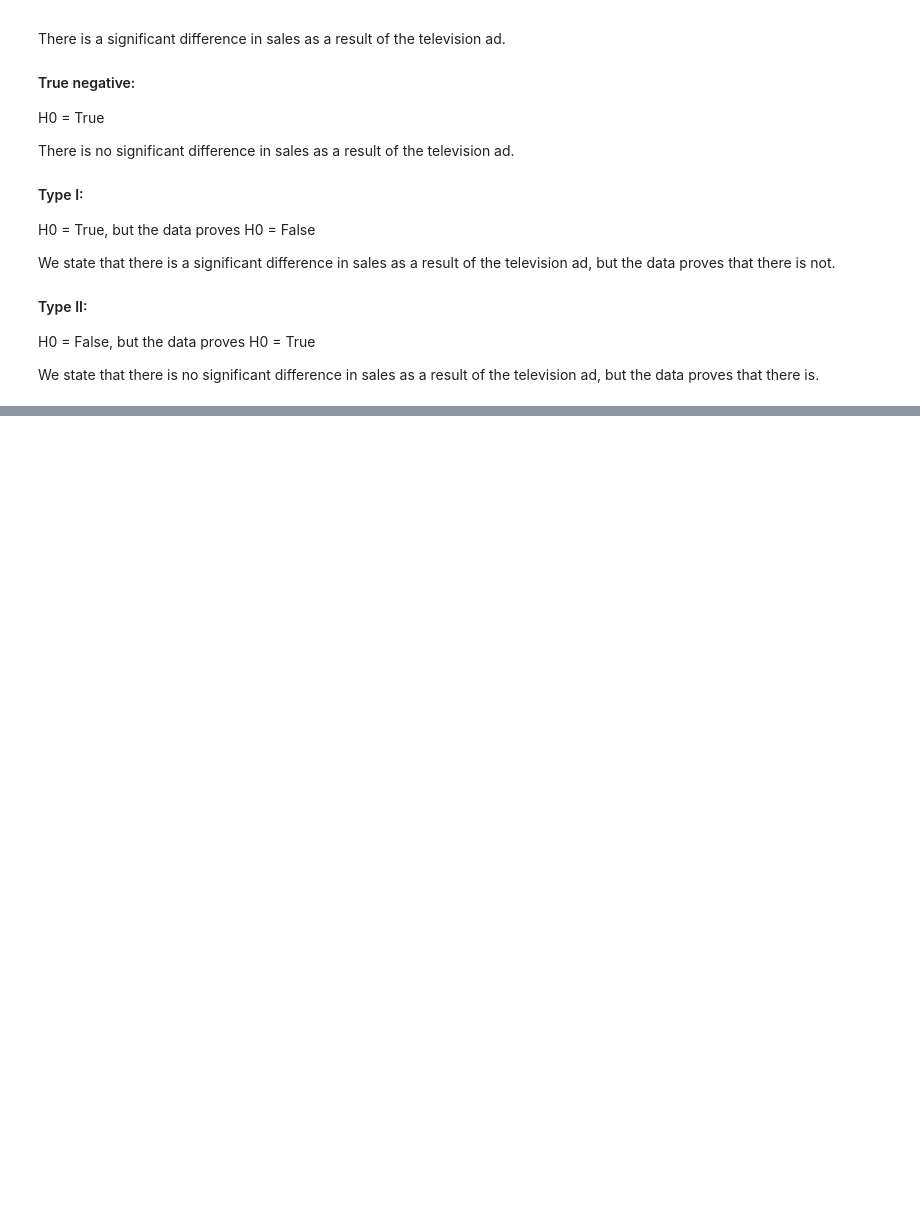
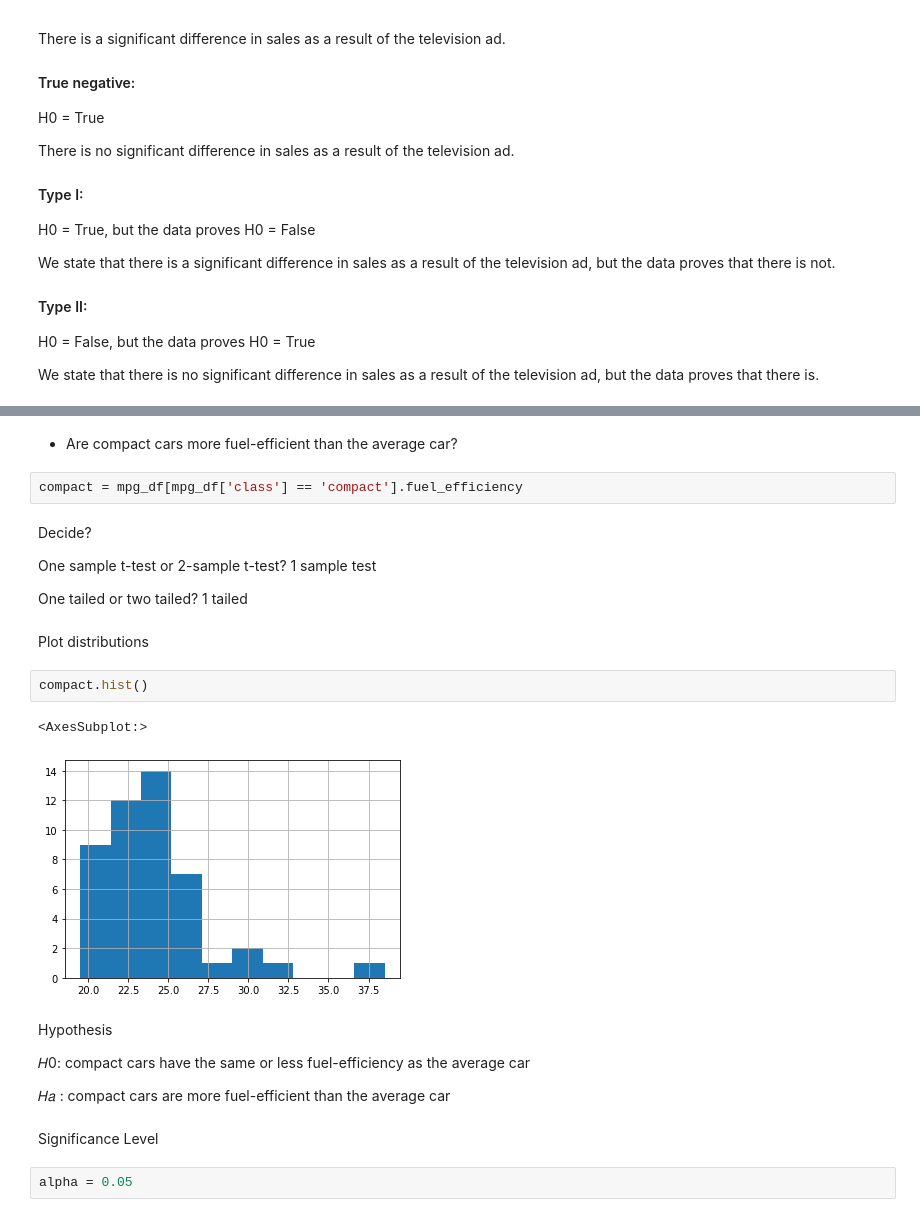
Before and after one commit to chadallen210/statistics-exercises, a Jupyter notebook: hypothesis_testing.ipynb, the cells around one changed output, grey strips where cells are left out. Drawn from its saved outputs; the diff is of its cells as text; blank space fills up the shorter version.

```diff
--- a/hypothesis_testing.ipynb
+++ b/hypothesis_testing.ipynb
@@ -104,0 +286,27 @@ We state that there is no significant difference in sales as a result of the tel
+# %% [markdown]
+- Are compact cars more fuel-efficient than the average car?
+# %%
+compact = mpg_df[mpg_df['class'] == 'compact'].fuel_efficiency
+# %% [markdown]
+Decide?
+
+One sample t-test or 2-sample t-test? 1 sample test
+
+One tailed or two tailed? 1 tailed
+# %% [markdown]
+Plot distributions
+# %%
+compact.hist()
+# %% [output]
+<AxesSubplot:>
+[figure, added]
+# %% [markdown]
+Hypothesis
+
+𝐻0: compact cars have the same or less fuel-efficiency as the average car
+
+𝐻𝑎 : compact cars are more fuel-efficient than the average car
+# %% [markdown]
+Significance Level
+# %%
+alpha = 0.05
```
Also changed, not shown: parts of 57 cells of this notebook.
